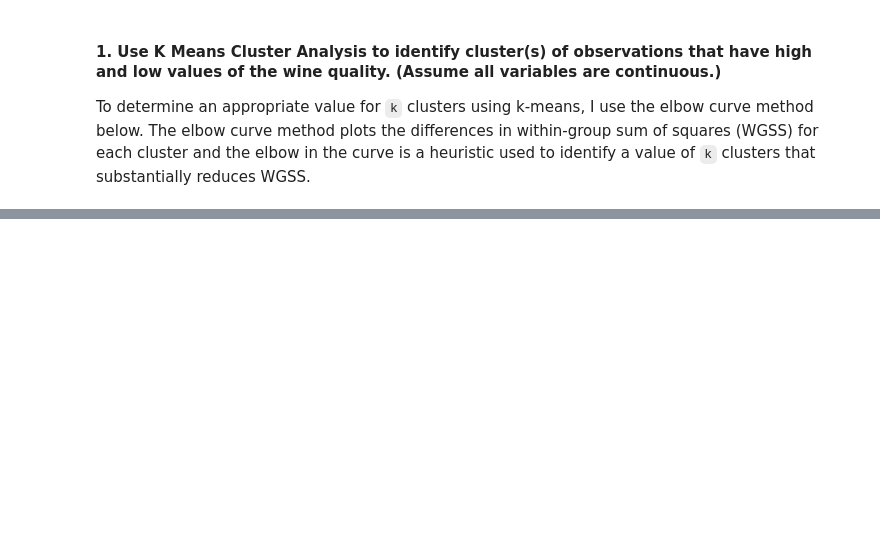
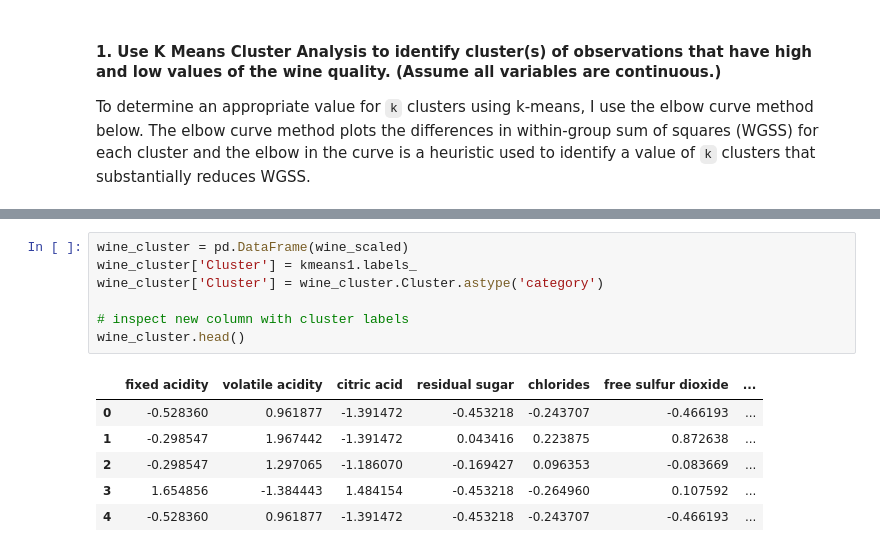
Before and after one commit to gzlupko/gr5073_ML, a Jupyter notebook: hw_assignments/hw3.ipynb, the cells around one changed output, grey strips where cells are left out. Drawn from its saved outputs; the diff is of its cells as text; blank space fills up the shorter version.

```diff
--- a/hw_assignments/hw3.ipynb
+++ b/hw_assignments/hw3.ipynb
@@ -73,0 +106,14 @@ Text(0.5, 1.0, 'Elbow curve')
+# %%
+wine_cluster = pd.DataFrame(wine_scaled)
+wine_cluster['Cluster'] = kmeans1.labels_
+wine_cluster['Cluster'] = wine_cluster.Cluster.astype('category')
+
+# inspect new column with cluster labels
+wine_cluster.head()
+# %% [output]
+|  | fixed acidity | volatile acidity | citric acid | residual sugar | chlorides | free sulfur dioxide | ... |
+| 0 | -0.528360 | 0.961877 | -1.391472 | -0.453218 | -0.243707 | -0.466193 | ... |
+| 1 | -0.298547 | 1.967442 | -1.391472 | 0.043416 | 0.223875 | 0.872638 | ... |
+| 2 | -0.298547 | 1.297065 | -1.186070 | -0.169427 | 0.096353 | -0.083669 | ... |
+| 3 | 1.654856 | -1.384443 | 1.484154 | -0.453218 | -0.264960 | 0.107592 | ... |
+| 4 | -0.528360 | 0.961877 | -1.391472 | -0.453218 | -0.243707 | -0.466193 | ... |
```
Also changed, not shown: parts of 10 cells of this notebook.
